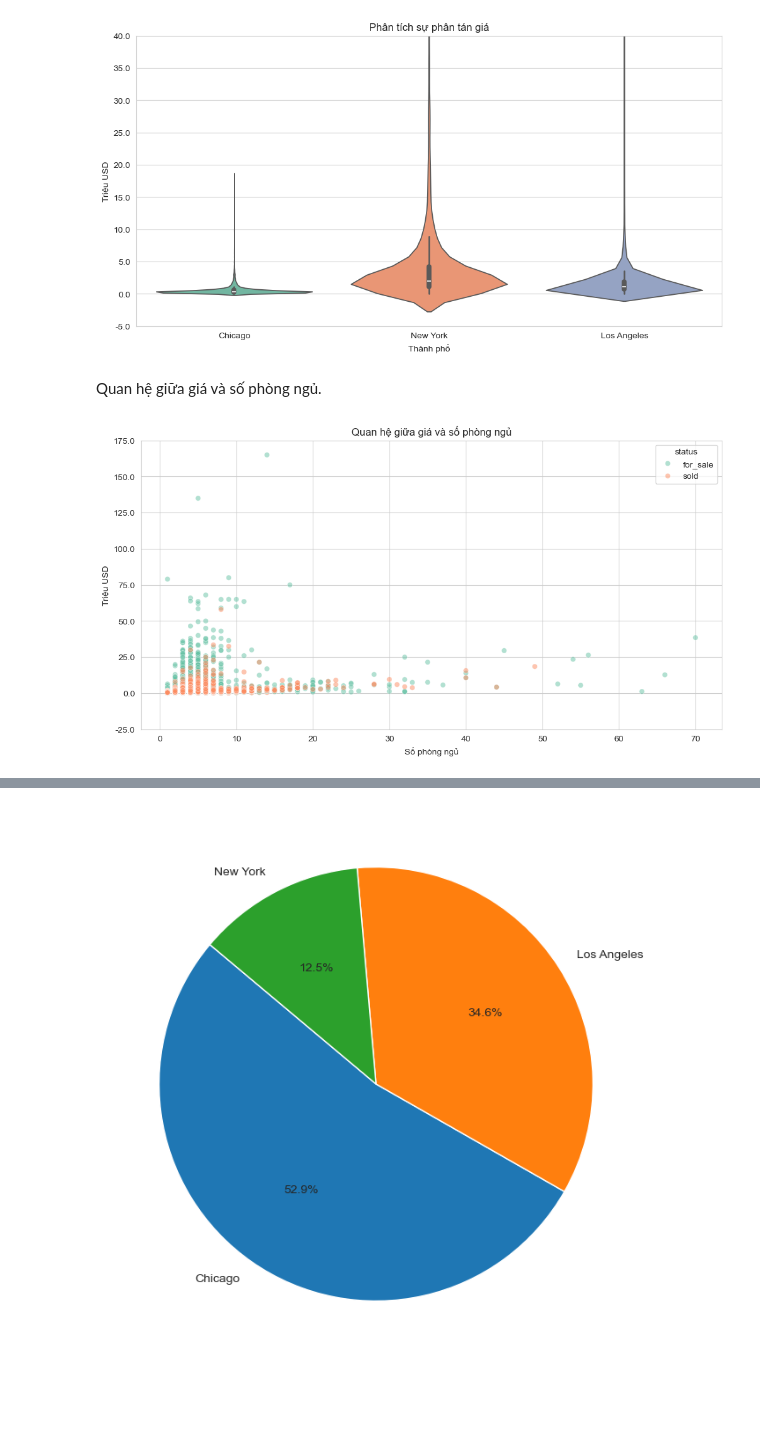
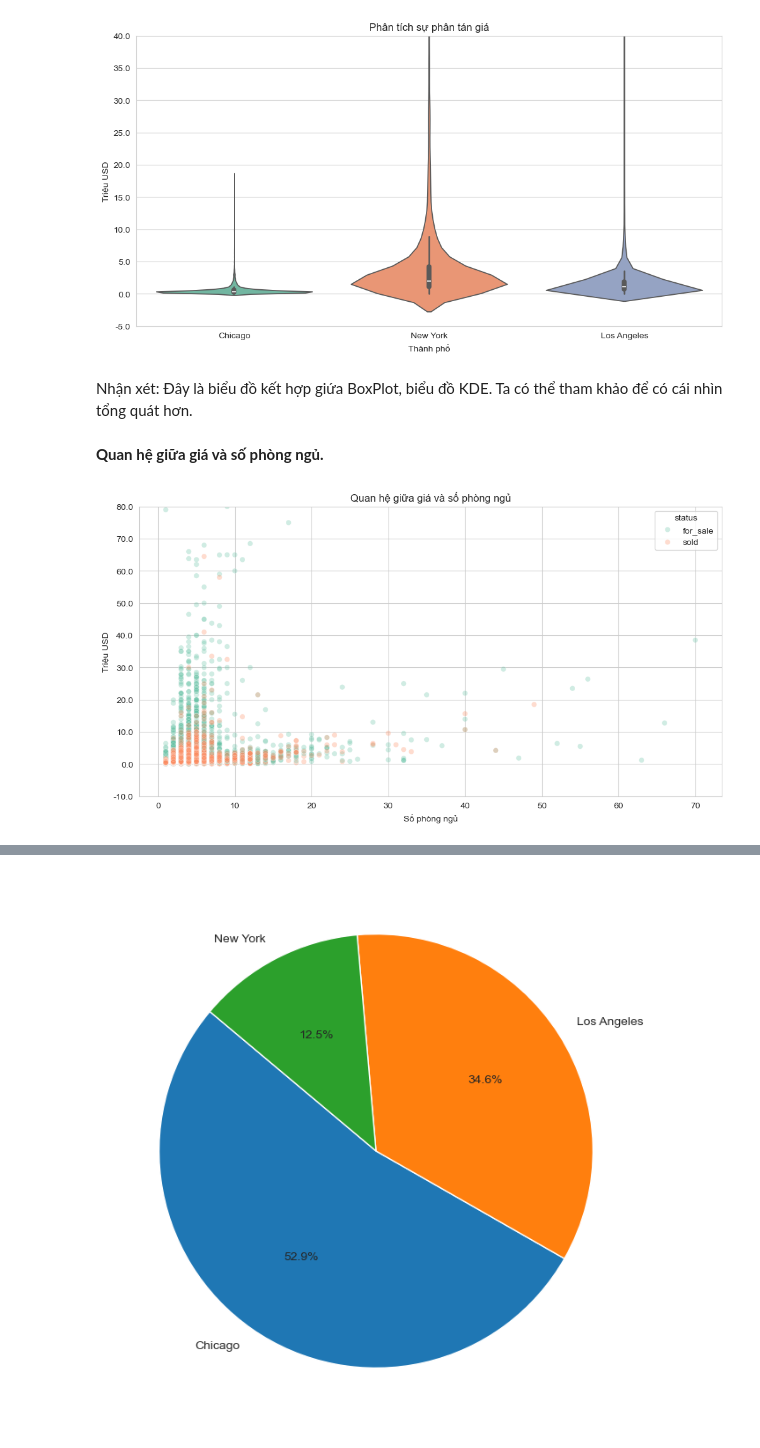
Before and after one commit to duclaiAI/DataScience_Project, a Jupyter notebook: Chicago, Los Angeles, New York Real Estate Analysis/Chicago, Los Angeles, New York Real Estate Analysis.ipynb, the cells around one changed output, grey strips where cells are left out. Cells and saved outputs as stored; diff of their text form; code cells hidden in the pictures; blank space fills up the shorter version.

```diff
--- a/Chicago, Los Angeles, New York Real Estate Analysis/Chicago, Los Angeles, New York Real Estate Analysis.ipynb
+++ b/Chicago, Los Angeles, New York Real Estate Analysis/Chicago, Los Angeles, New York Real Estate Analysis.ipynb
@@ -78,7 +80,7 @@ all = {
     "California": "San Francisco"
 }
 # %%
-raw_df = pd.read_csv(r'realtor-data.zip.csv')
+raw_df = pd.read_csv(r'C:\Users\LAILE\OneDrive\Máy tính\ADY201m\PythonProject_OnCourse\LAB\LAB3\America\DataSet\realtor-data.zip.csv')
 
 def extract_data(df:pd.DataFrame, loc:dict):
     data_frames = []
@@ -92,7 +94,7 @@ df_outskirts = extract_data(raw_df, outskirts)
 df_tourism_city = extract_data(raw_df, tourism_city)
 df_all = extract_data(raw_df, all)
 
-# We first analyzae big cities
+# We first analyze big cities
 df = df_big_cities
 # %% [markdown]
 ### Data Processing Part 1
@@ -476,17 +536,20 @@ plt.xlabel('Thành phố')
 plt.ylabel('Triệu USD');
 # %% [output]
 [figure]
+# %% [markdown]
+Nhận xét: Đây là biểu đồ kết hợp giứa BoxPlot, biểu đồ KDE. Ta có thể tham khảo để có cái nhìn tổng quát hơn.
 # %% [markdown]
-Quan hệ giữa giá và số phòng ngủ.
+**Quan hệ giữa giá và số phòng ngủ.**
 # %%
 plt.figure(figsize=(12, 6))
-sns.scatterplot(x='bed', y='price', data=df, alpha=0.5, hue='status', palette="Set2")
+sns.scatterplot(x='bed', y='price', data=df, alpha=0.3, hue='status', palette="Set2")
+plt.ylim(-10000000, 80000000)
 
 yticks = plt.yticks()[0]
 plt.yticks(yticks, labels=[f'{float(tick)/(10**6):,.1f}' for tick in yticks])
 
 plt.title('Quan hệ giữa giá và số phòng ngủ')
 plt.xlabel('Số phòng ngủ')
 plt.ylabel('Triệu USD');
 # %% [output]
-[figure, old version]
+[figure, new version]
```
Also changed, not shown: parts of 40 cells of this notebook.
